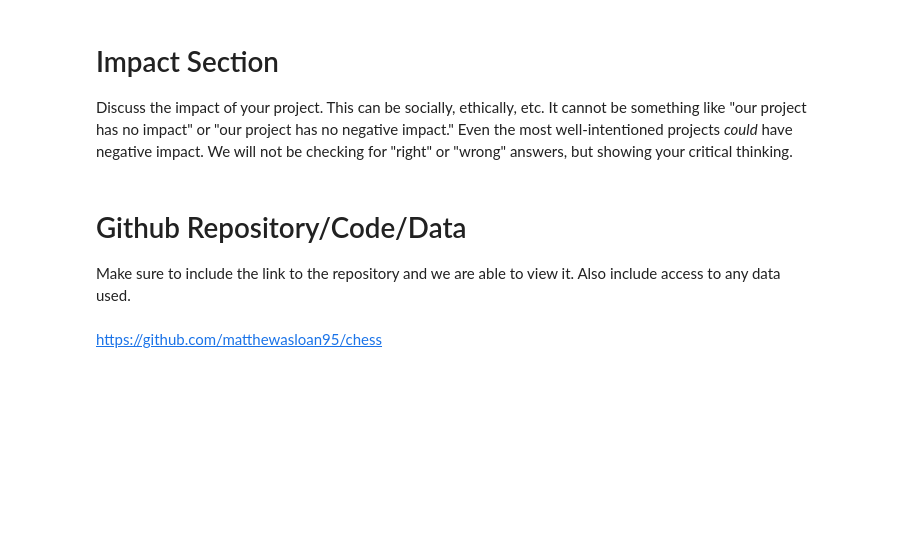
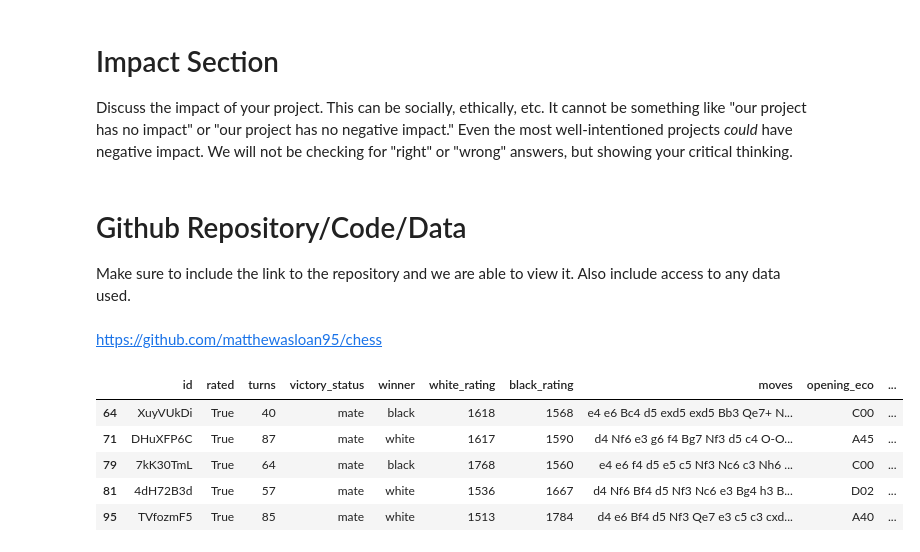
Before and after one commit to matthewasloan95/chess, a Jupyter notebook: final-project.ipynb, the cells around one changed output. Cells and saved outputs as stored; diff of their text form; code cells hidden in the pictures; blank space fills up the shorter version.

```diff
--- a/final-project.ipynb
+++ b/final-project.ipynb
@@ -31,0 +46,9 @@ https://github.com/matthewasloan95/chess
+# %%
+df.head()
+# %% [output]
+|  | id | rated | turns | victory_status | winner | white_rating | black_rating | moves | opening_eco | ... |
+| 64 | XuyVUkDi | True | 40 | mate | black | 1618 | 1568 | e4 e6 Bc4 d5 exd5 exd5 Bb3 Qe7+ N... | C00 | ... |
+| 71 | DHuXFP6C | True | 87 | mate | white | 1617 | 1590 | d4 Nf6 e3 g6 f4 Bg7 Nf3 d5 c4 O-O... | A45 | ... |
+| 79 | 7kK30TmL | True | 64 | mate | black | 1768 | 1560 | e4 e6 f4 d5 e5 c5 Nf3 Nc6 c3 Nh6 ... | C00 | ... |
+| 81 | 4dH72B3d | True | 57 | mate | white | 1536 | 1667 | d4 Nf6 Bf4 d5 Nf3 Nc6 e3 Bg4 h3 B... | D02 | ... |
+| 95 | TVfozmF5 | True | 85 | mate | white | 1513 | 1784 | d4 e6 Bf4 d5 Nf3 Qe7 e3 c5 c3 cxd... | A40 | ... |
```
Also changed, not shown: parts of 9 cells of this notebook.
